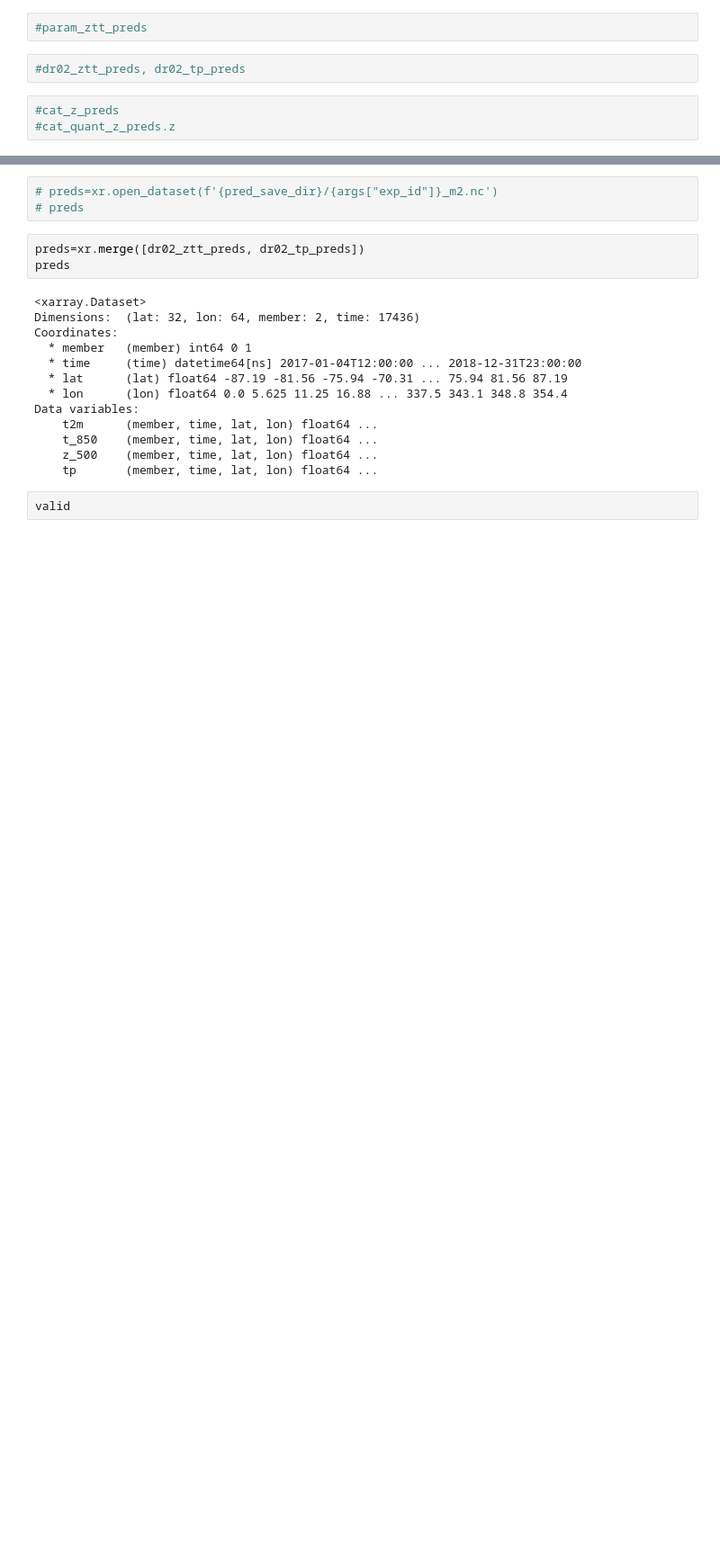
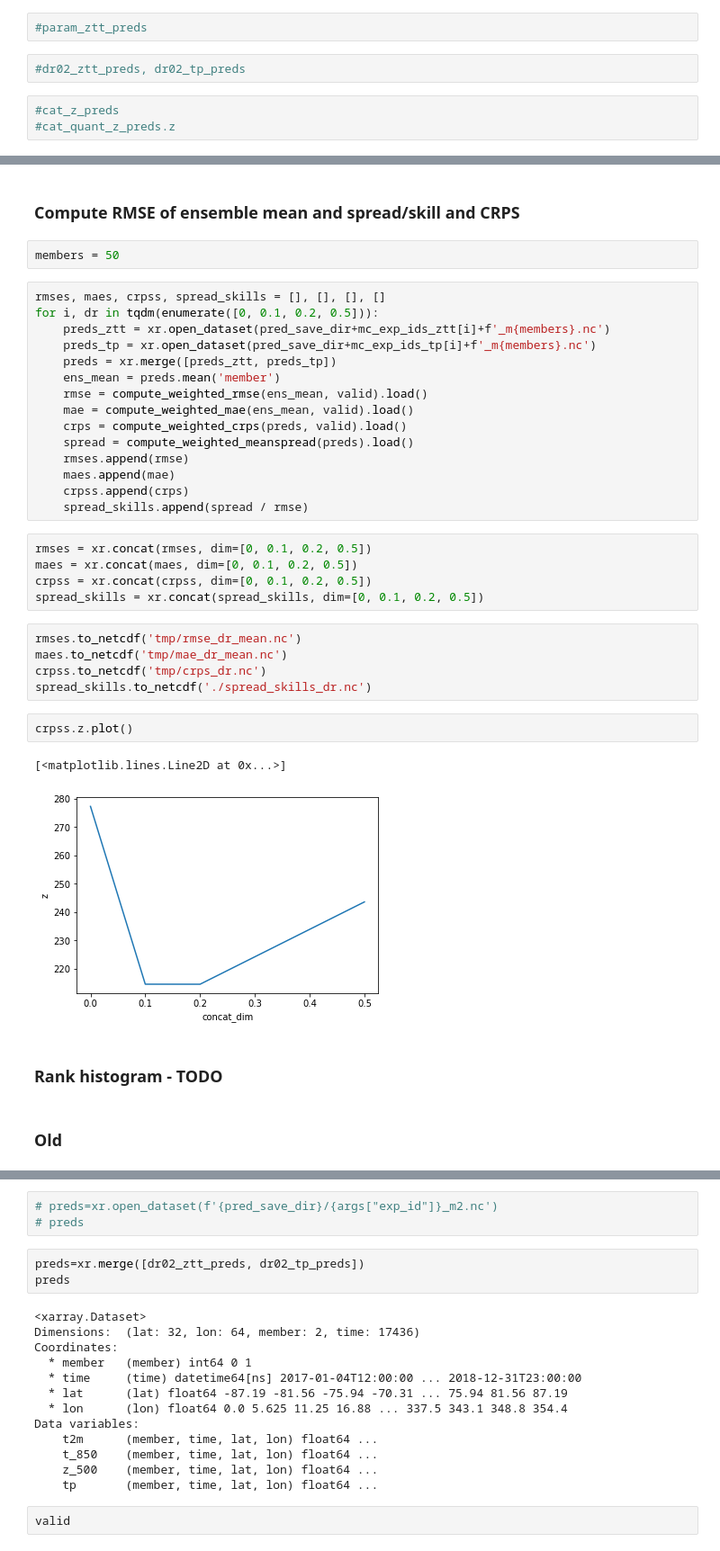
Before and after one commit to sagar-garg/WeatherBench, a Jupyter notebook: nbs_probabilistic/all-scores-comparison.ipynb, the cells around one changed output, grey strips where cells are left out. Shown at 90% size. Drawn from its saved outputs; the diff is of its cells as text; blank space fills up the shorter version.

```diff
--- a/nbs_probabilistic/all-scores-comparison.ipynb
+++ b/nbs_probabilistic/all-scores-comparison.ipynb
@@ -169,0 +244,38 @@ cat_t_preds=xr.open_dataset(f'{pred_save_dir}/{exp_id}.nc')
+# %% [markdown]
+### Compute RMSE of ensemble mean and spread/skill and CRPS
+# %%
+members = 50
+# %%
+rmses, maes, crpss, spread_skills = [], [], [], []
+for i, dr in tqdm(enumerate([0, 0.1, 0.2, 0.5])):
+    preds_ztt = xr.open_dataset(pred_save_dir+mc_exp_ids_ztt[i]+f'_m{members}.nc')
+    preds_tp = xr.open_dataset(pred_save_dir+mc_exp_ids_tp[i]+f'_m{members}.nc')
+    preds = xr.merge([preds_ztt, preds_tp])
+    ens_mean = preds.mean('member')
+    rmse = compute_weighted_rmse(ens_mean, valid).load()
+    mae = compute_weighted_mae(ens_mean, valid).load()
+    crps = compute_weighted_crps(preds, valid).load()
+    spread = compute_weighted_meanspread(preds).load()
+    rmses.append(rmse)
+    maes.append(mae)
+    crpss.append(crps)
+    spread_skills.append(spread / rmse)
+# %%
+rmses = xr.concat(rmses, dim=[0, 0.1, 0.2, 0.5])
+maes = xr.concat(maes, dim=[0, 0.1, 0.2, 0.5])
+crpss = xr.concat(crpss, dim=[0, 0.1, 0.2, 0.5])
+spread_skills = xr.concat(spread_skills, dim=[0, 0.1, 0.2, 0.5])
+# %%
+rmses.to_netcdf('tmp/rmse_dr_mean.nc')
+maes.to_netcdf('tmp/mae_dr_mean.nc')
+crpss.to_netcdf('tmp/crps_dr.nc')
+spread_skills.to_netcdf('./spread_skills_dr.nc')
+# %%
+crpss.z.plot()
+# %% [output]
+[<matplotlib.lines.Line2D at 0x...>]
+[figure, added]
+# %% [markdown]
+### Rank histogram - TODO
+# %% [markdown]
+### Old
```
Also changed, not shown: parts of 41 cells of this notebook, 1 other file.
